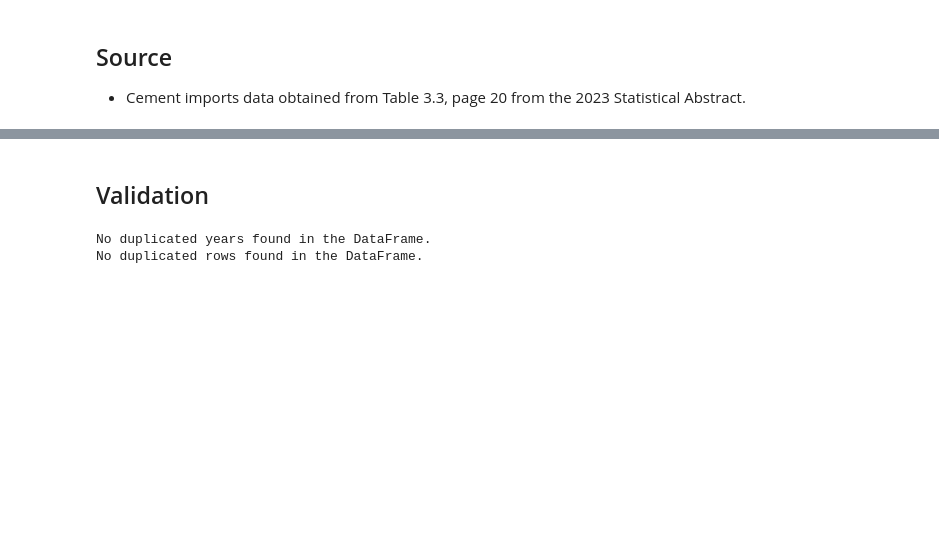
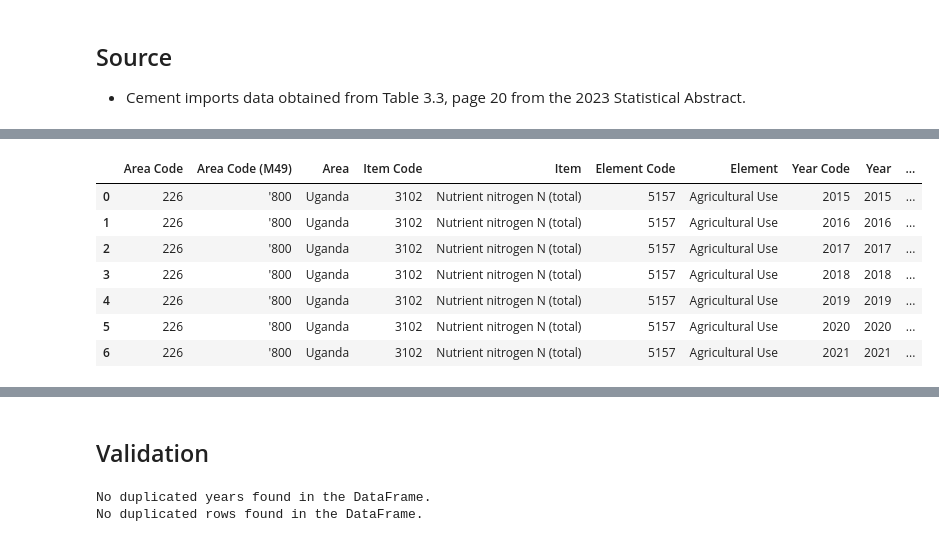
Before and after one commit to sisepuede-framework/ssp_uganda_data, a Jupyter notebook: data_processing/_DEPRECATED_CLINKER_IMPORTS.ipynb, the cells around one changed output, grey strips where cells are left out. Cells and saved outputs as stored; diff of their text form; code cells hidden in the pictures; blank space fills up the shorter version.

Commit message:
updated a number of inputs

```diff
--- a/data_processing/CLINKER_IMPORTS.ipynb
+++ b/data_processing/_DEPRECATED_CLINKER_IMPORTS.ipynb
@@ -78,0 +110,19 @@ clinker_imports_df
+# %%
+data_fert = do.DatasetFAO(
+    "/Users/usuario/SISEPUEDE_DATA_REPOSITORY/FAOSTAT2024/Inputs_FertilizersNutrient_E_All_Data_(Normalized)/Inputs_FertilizersNutrient_E_All_Data_(Normalized).csv"
+)
+data_fert.get_subset(
+    area = "Uganda",
+    element = "Agricultural Use",
+    item = "Nutrient nitrogen N (total)",
+    year = list(range(2015, 2025)),
+)
+# %% [output]
+|  | Area Code | Area Code (M49) | Area | Item Code | Item | Element Code | Element | Year Code | Year | ... |
+| 0 | 226 | '800 | Uganda | 3102 | Nutrient nitrogen N (total) | 5157 | Agricultural Use | 2015 | 2015 | ... |
+| 1 | 226 | '800 | Uganda | 3102 | Nutrient nitrogen N (total) | 5157 | Agricultural Use | 2016 | 2016 | ... |
+| 2 | 226 | '800 | Uganda | 3102 | Nutrient nitrogen N (total) | 5157 | Agricultural Use | 2017 | 2017 | ... |
+| 3 | 226 | '800 | Uganda | 3102 | Nutrient nitrogen N (total) | 5157 | Agricultural Use | 2018 | 2018 | ... |
+| 4 | 226 | '800 | Uganda | 3102 | Nutrient nitrogen N (total) | 5157 | Agricultural Use | 2019 | 2019 | ... |
+| 5 | 226 | '800 | Uganda | 3102 | Nutrient nitrogen N (total) | 5157 | Agricultural Use | 2020 | 2020 | ... |
+| 6 | 226 | '800 | Uganda | 3102 | Nutrient nitrogen N (total) | 5157 | Agricultural Use | 2021 | 2021 | ... |
```
Also changed, not shown: parts of 11 cells of this notebook, 14 other files.
